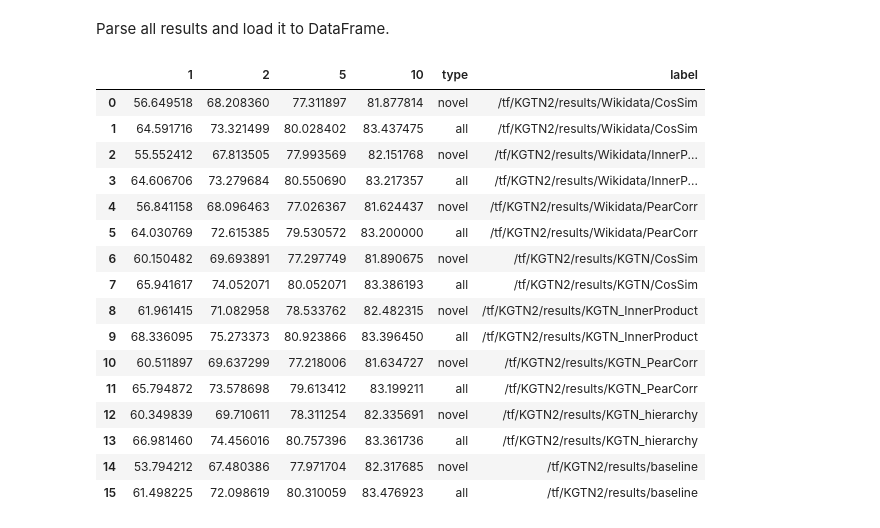
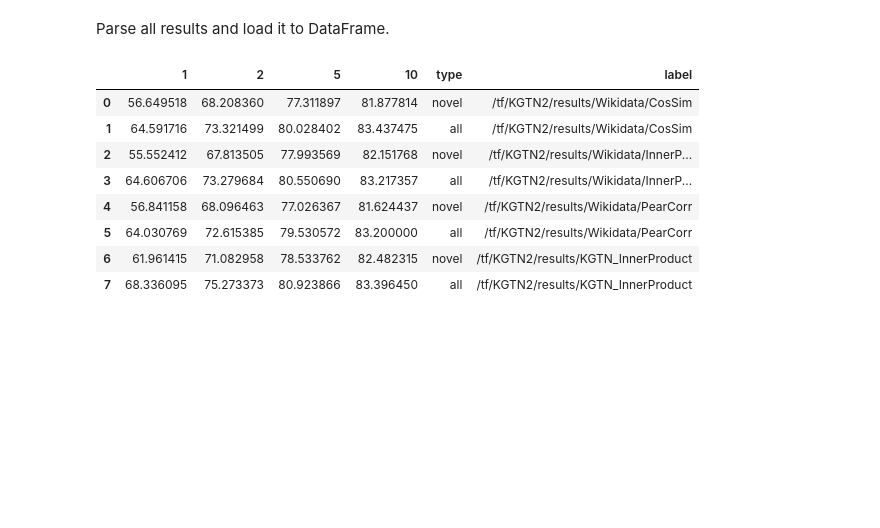
Before and after one commit to DominikFilipiak/KGTN-ens, a Jupyter notebook: notebooks/4_plots.ipynb, the cells around one changed output. Drawn from its saved outputs; the diff is of its cells as text; code cells hidden in the pictures; blank space fills up the shorter version.

```diff
--- a/notebooks/4_plots.ipynb
+++ b/notebooks/4_plots.ipynb
@@ -46,48 +48,40 @@ def parse_results(resultsdir, repr, lr, wd, printing=False):
         all['label'] = resultsdir
 
         return novel, all
 
 
 results = []
 for suffix in ['CosSim', 'InnerProduct', 'PearCorr']:
     r1, r2 = parse_results(f'/tf/KGTN2/results/Wikidata/{suffix}', 'ResNet50_sgm', 0.01, 0.0001)
     results.append(r1)
     results.append(r2)
 
 
 for suffix in [
-    'KGTN/CosSim',
+    # 'KGTN/CosSim',
     'KGTN_InnerProduct',
-    'KGTN_PearCorr',
-    'KGTN_hierarchy'
+    # 'KGTN_PearCorr',
+    # 'KGTN_hierarchy'
     ]:
     r1, r2 = parse_results(f'/tf/KGTN2/results/{suffix}', 'ResNet50_sgm', 0.01, 0.0001)
     results.append(r1)
     results.append(r2)
 
-r1, r2 = parse_results(f'/tf/KGTN2/results/baseline', 'ResNet50_sgm', 0.1, 0.0001)
-results.append(r1), results.append(r2)
+# r1, r2 = parse_results(f'/tf/KGTN2/results/baseline', 'ResNet50_sgm', 0.1, 0.0001)
+# results.append(r1), results.append(r2)
 
 df = pd.DataFrame(results)
 df
 # %% [output]
 |  | 1 | 2 | 5 | 10 | type | label |
 | 0 | 56.649518 | 68.208360 | 77.311897 | 81.877814 | novel | /tf/KGTN2/results/Wikidata/CosSim |
 | 1 | 64.591716 | 73.321499 | 80.028402 | 83.437475 | all | /tf/KGTN2/results/Wikidata/CosSim |
 | 2 | 55.552412 | 67.813505 | 77.993569 | 82.151768 | novel | /tf/KGTN2/results/Wikidata/InnerP... |
 | 3 | 64.606706 | 73.279684 | 80.550690 | 83.217357 | all | /tf/KGTN2/results/Wikidata/InnerP... |
 | 4 | 56.841158 | 68.096463 | 77.026367 | 81.624437 | novel | /tf/KGTN2/results/Wikidata/PearCorr |
 | 5 | 64.030769 | 72.615385 | 79.530572 | 83.200000 | all | /tf/KGTN2/results/Wikidata/PearCorr |
-| 6 | 60.150482 | 69.693891 | 77.297749 | 81.890675 | novel | /tf/KGTN2/results/KGTN/CosSim |
-| 7 | 65.941617 | 74.052071 | 80.052071 | 83.386193 | all | /tf/KGTN2/results/KGTN/CosSim |
-| 8 | 61.961415 | 71.082958 | 78.533762 | 82.482315 | novel | /tf/KGTN2/results/KGTN_InnerProduct |
-| 9 | 68.336095 | 75.273373 | 80.923866 | 83.396450 | all | /tf/KGTN2/results/KGTN_InnerProduct |
-| 10 | 60.511897 | 69.637299 | 77.218006 | 81.634727 | novel | /tf/KGTN2/results/KGTN_PearCorr |
-| 11 | 65.794872 | 73.578698 | 79.613412 | 83.199211 | all | /tf/KGTN2/results/KGTN_PearCorr |
-| 12 | 60.349839 | 69.710611 | 78.311254 | 82.335691 | novel | /tf/KGTN2/results/KGTN_hierarchy |
-| 13 | 66.981460 | 74.456016 | 80.757396 | 83.361736 | all | /tf/KGTN2/results/KGTN_hierarchy |
-| 14 | 53.794212 | 67.480386 | 77.971704 | 82.317685 | novel | /tf/KGTN2/results/baseline |
-| 15 | 61.498225 | 72.098619 | 80.310059 | 83.476923 | all | /tf/KGTN2/results/baseline |
+| 6 | 61.961415 | 71.082958 | 78.533762 | 82.482315 | novel | /tf/KGTN2/results/KGTN_InnerProduct |
+| 7 | 68.336095 | 75.273373 | 80.923866 | 83.396450 | all | /tf/KGTN2/results/KGTN_InnerProduct |
 # %%
 
 labels = ["1", "2", "5", "10"]
```
Also changed, not shown: parts of 2 cells of this notebook.
